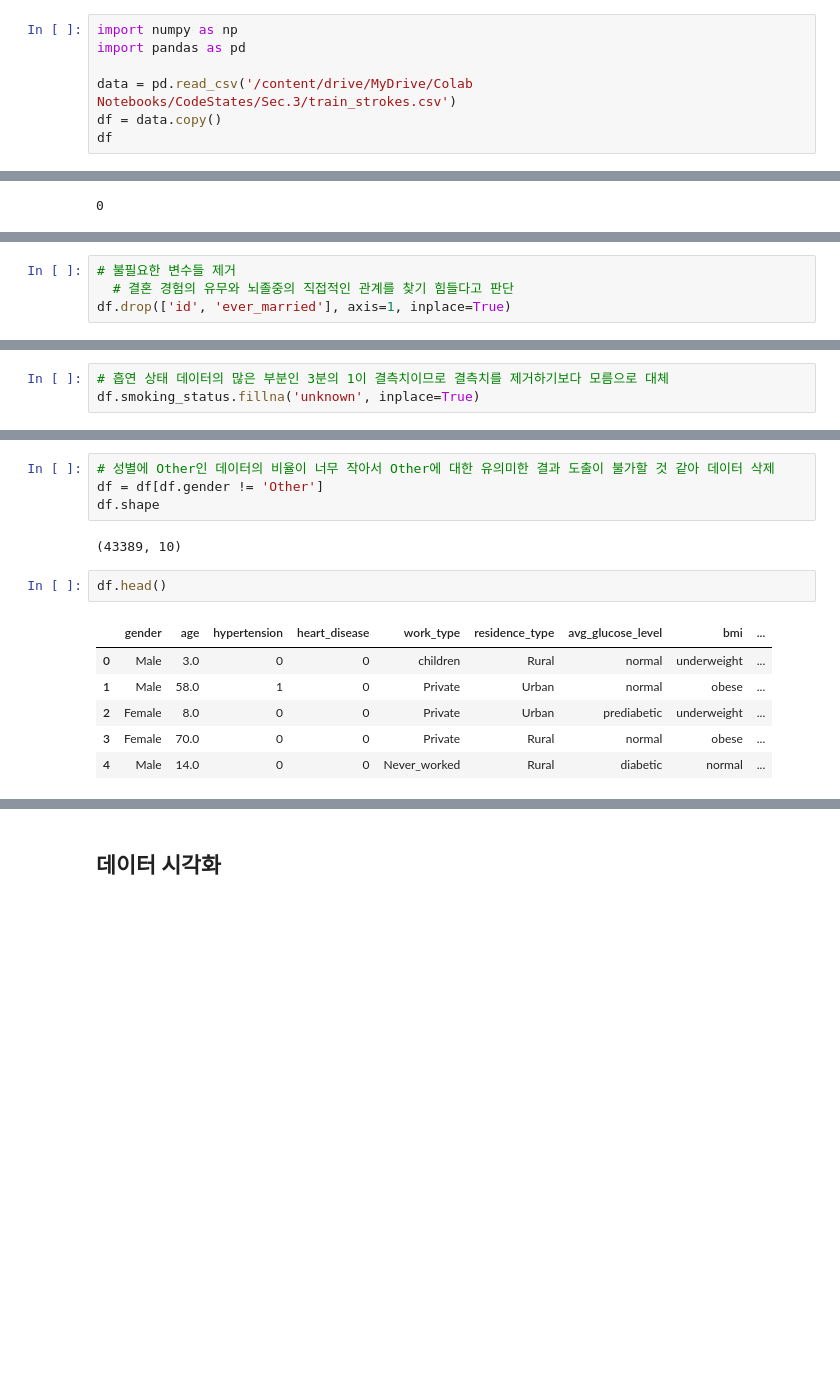
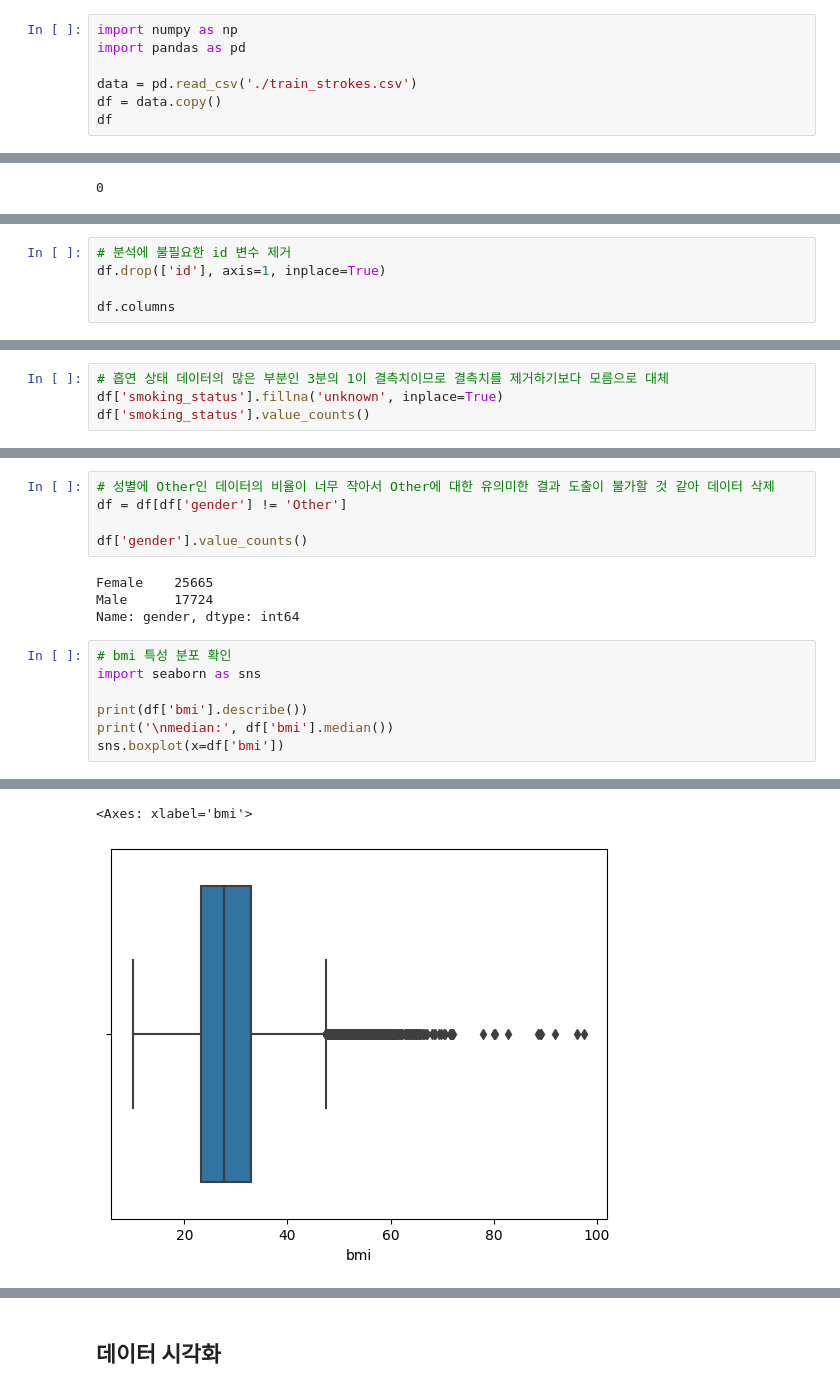
Before and after one commit to jakeryu37/Stroke-Prediction-ML-Model, a Jupyter notebook: Stroke_Prediction_ML_Model.ipynb, the cells around one changed output, grey strips where cells are left out. Drawn from its saved outputs; the diff is of its cells as text; blank space fills up the shorter version.

```diff
--- a/Stroke_Prediction_ML_Model.ipynb
+++ b/Stroke_Prediction_ML_Model.ipynb
@@ -22,7 +22,7 @@
 import numpy as np
 import pandas as pd
 
-data = pd.read_csv('/content/drive/MyDrive/Colab Notebooks/CodeStates/Sec.3/train_strokes.csv')
+data = pd.read_csv('./train_strokes.csv')
 df = data.copy()
 df
 # %% [output]
@@ -83,4 +78,5 @@ df['bmi'] = pd.cut(x=df['bmi'],
 # %%
-# 불필요한 변수들 제거
-  # 결혼 경험의 유무와 뇌졸중의 직접적인 관계를 찾기 힘들다고 판단
-df.drop(['id', 'ever_married'], axis=1, inplace=True)
+# 분석에 불필요한 id 변수 제거
+df.drop(['id'], axis=1, inplace=True)
+
+df.columns
@@ -101,4 +103,5 @@ stroke                   0
 dtype: int64
 # %%
 # 흡연 상태 데이터의 많은 부분인 3분의 1이 결측치이므로 결측치를 제거하기보다 모름으로 대체
-df.smoking_status.fillna('unknown', inplace=True)
+df['smoking_status'].fillna('unknown', inplace=True)
+df['smoking_status'].value_counts()
@@ -134,16 +135,18 @@ Other        11
 Name: gender, dtype: int64
 # %%
 # 성별에 Other인 데이터의 비율이 너무 작아서 Other에 대한 유의미한 결과 도출이 불가할 것 같아 데이터 삭제
-df = df[df.gender != 'Other']
-df.shape
+df = df[df['gender'] != 'Other']
+
+df['gender'].value_counts()
 # %% [output]
-(43389, 10)
+Female    25665
+Male      17724
+Name: gender, dtype: int64
-# %%
-df.head()
-# %% [output]
-|  | gender | age | hypertension | heart_disease | work_type | residence_type | avg_glucose_level | bmi | ... |
-| 0 | Male | 3.0 | 0 | 0 | children | Rural | normal | underweight | ... |
-| 1 | Male | 58.0 | 1 | 0 | Private | Urban | normal | obese | ... |
-| 2 | Female | 8.0 | 0 | 0 | Private | Urban | prediabetic | underweight | ... |
-| 3 | Female | 70.0 | 0 | 0 | Private | Rural | normal | obese | ... |
-| 4 | Male | 14.0 | 0 | 0 | Never_worked | Rural | diabetic | normal | ... |
+# %%
+# bmi 특성 분포 확인
+import seaborn as sns
+
+print(df['bmi'].describe())
+print('\nmedian:', df['bmi'].median())
+sns.boxplot(x=df['bmi'])
+# %% [output]
@@ -149,0 +164,2 @@ df.head()
+<Axes: xlabel='bmi'>
+[figure, added]
```
Also changed, not shown: parts of 37 cells of this notebook.
